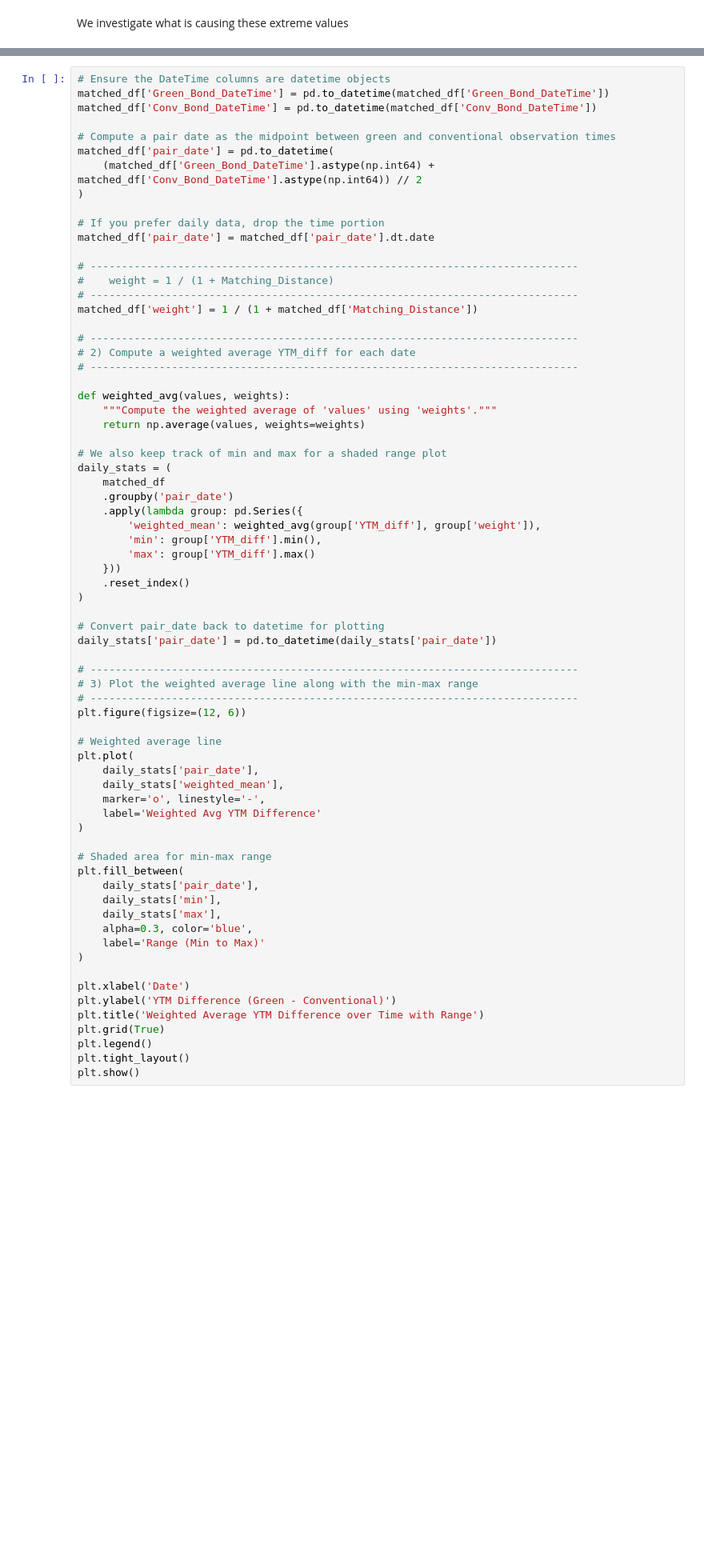
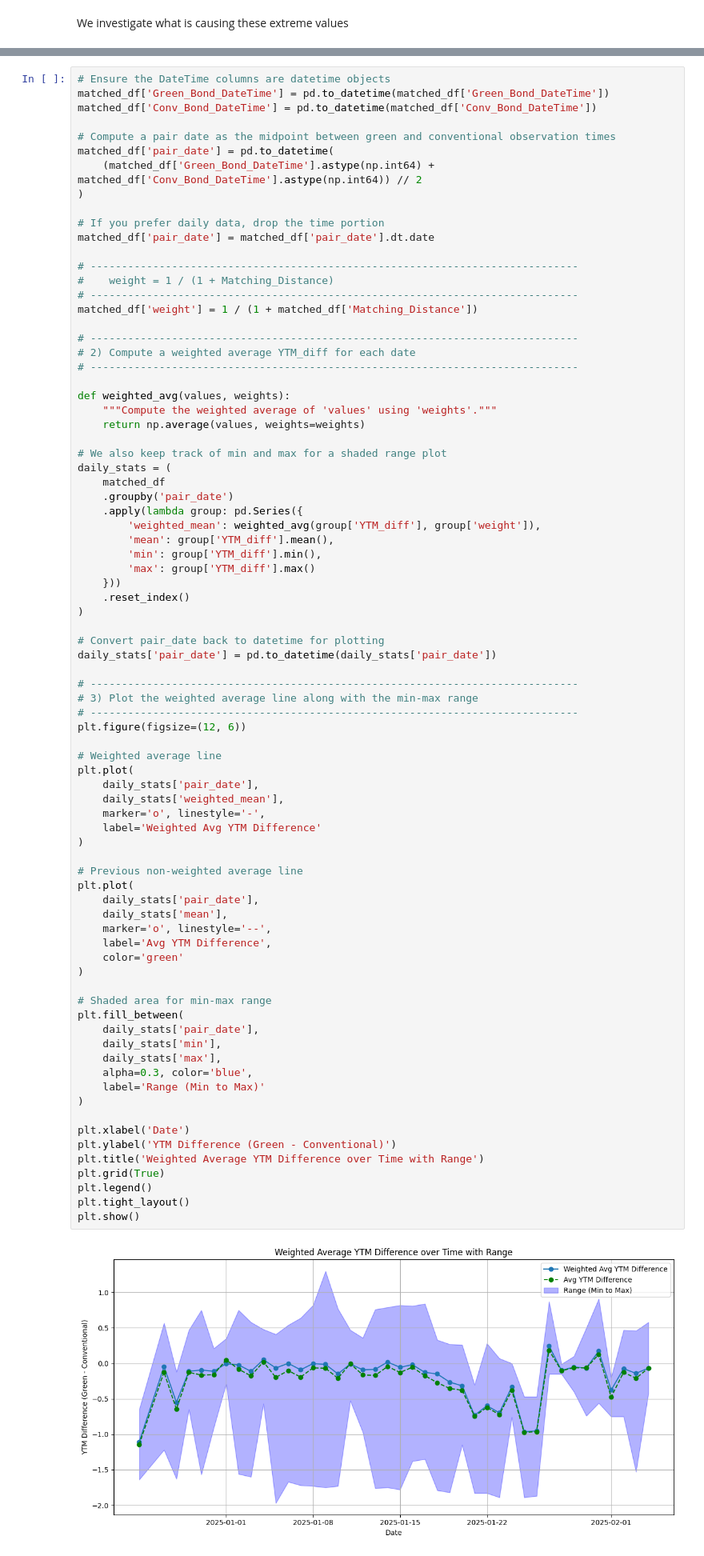
Before and after one commit to Fijiman001/EGR-Empirical-Project, a Jupyter notebook: Econometrics/code_matching_method.ipynb, the cells around one changed output, grey strips where cells are left out. Shown at 80% size. Drawn from its saved outputs; the diff is of its cells as text; blank space fills up the shorter version.

```diff
--- a/Econometrics/code_matching_method.ipynb
+++ b/Econometrics/code_matching_method.ipynb
@@ -519,6 +551,7 @@ daily_stats = (
     .groupby('pair_date')
     .apply(lambda group: pd.Series({
         'weighted_mean': weighted_avg(group['YTM_diff'], group['weight']),
+        'mean': group['YTM_diff'].mean(),
         'min': group['YTM_diff'].min(),
         'max': group['YTM_diff'].max()
     }))
@@ -530,30 +563,41 @@ daily_stats['pair_date'] = pd.to_datetime(daily_stats['pair_date'])
 
 # ------------------------------------------------------------------------------
 # 3) Plot the weighted average line along with the min-max range
 # ------------------------------------------------------------------------------
 plt.figure(figsize=(12, 6))
 
 # Weighted average line
 plt.plot(
     daily_stats['pair_date'],
     daily_stats['weighted_mean'],
     marker='o', linestyle='-',
     label='Weighted Avg YTM Difference'
 )
 
+# Previous non-weighted average line
+plt.plot(
+    daily_stats['pair_date'],
+    daily_stats['mean'],
+    marker='o', linestyle='--',
+    label='Avg YTM Difference',
+    color='green'
+)
+
 # Shaded area for min-max range
 plt.fill_between(
     daily_stats['pair_date'],
     daily_stats['min'],
     daily_stats['max'],
     alpha=0.3, color='blue',
     label='Range (Min to Max)'
 )
 
 plt.xlabel('Date')
 plt.ylabel('YTM Difference (Green - Conventional)')
 plt.title('Weighted Average YTM Difference over Time with Range')
 plt.grid(True)
 plt.legend()
 plt.tight_layout()
 plt.show()
+# %% [output]
+[figure, added]
```
Also changed, not shown: parts of 12 cells of this notebook.
